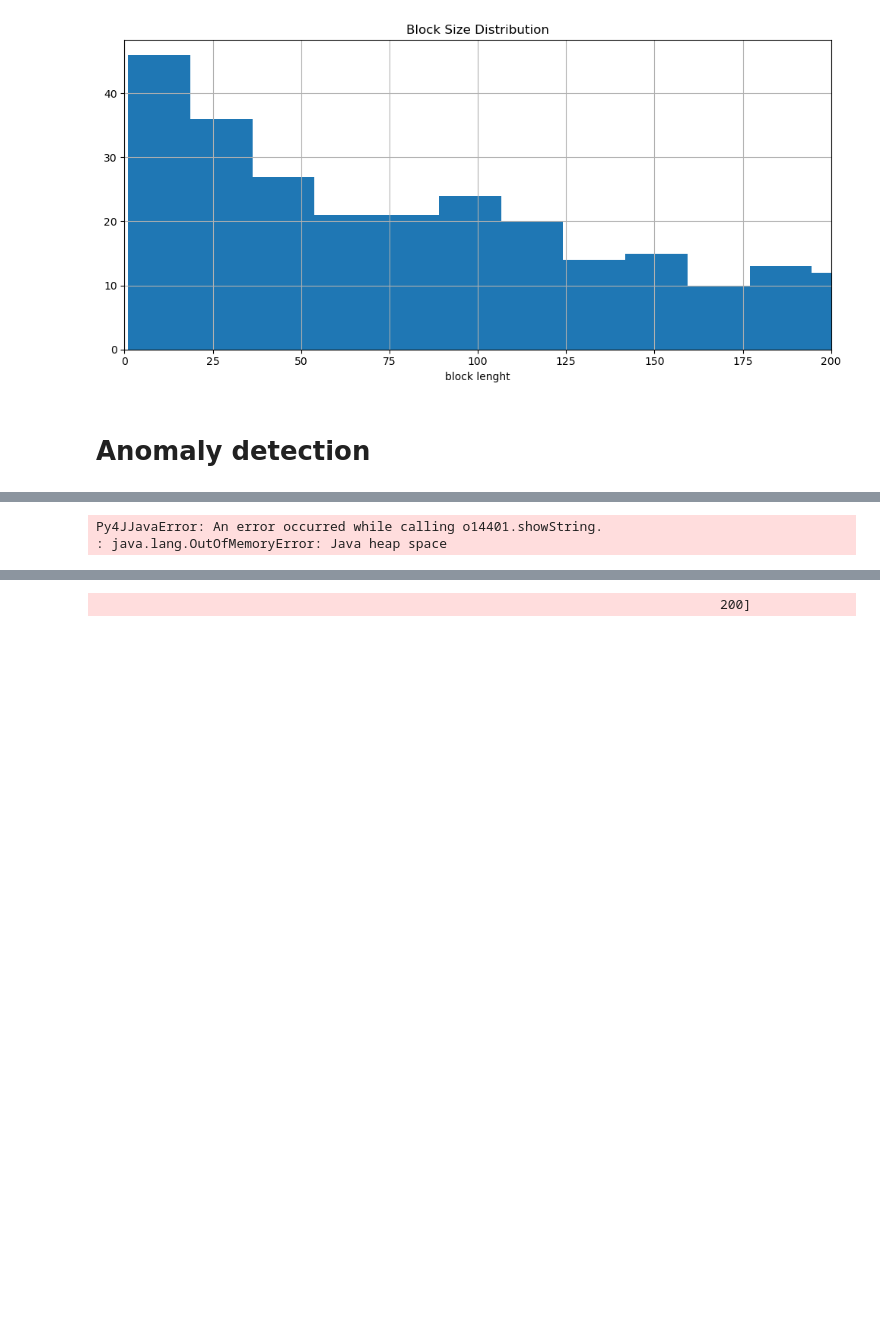
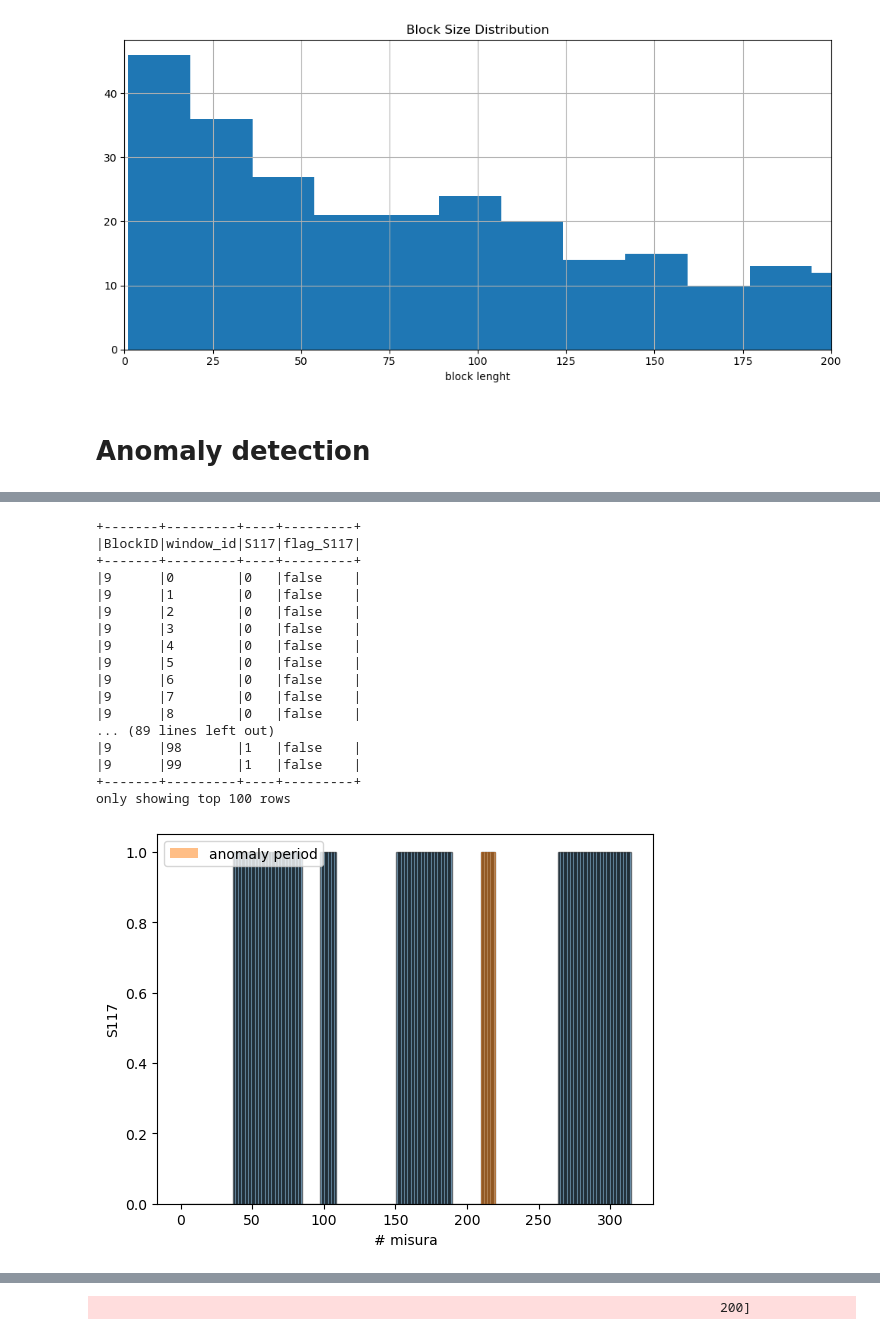
Before and after one commit to RaffaeleSabatini/MAPD2025_proj3, a Jupyter notebook: main.ipynb, the cells around one changed output, grey strips where cells are left out. Cells and saved outputs as stored; diff of their text form; code cells hidden in the pictures; blank space fills up the shorter version.

Commit message:
Anomalie fixate (non ne posso più)

```diff
--- a/main.ipynb
+++ b/main.ipynb
@@ -173,8 +177,8 @@ df.show(1)
 only showing top 1 row
 # %%
 # CHANGE HERE HARDWARE TO ANALYZE
-hardware = "SW-088"
-#hardware = "SW-106" (Ho cambiato per fare una prova)
+# hardware = "SW-088"
+hardware = "SW-106"
 df_hw = df  .filter(col("hwid") == hardware)\
             .groupBy("when")\
             .pivot("metric")\
@@ -813,13 +876,14 @@ only showing top 30 rows
 
 df_anomalies = detect_anomalies(
     df = df_final,
-    time_separator = 60*15, # seconds
-    threshold = 3,
+    time_separator = 60*10, # seconds
+    threshold = 2,
     sensors = ['S117', 'S118', 'S170', 'S171'],
     extended = True,
-    debug = False #True
+    debug = True
 )
 
 df_anomalies \
     .filter('flag_S117') \
-    .show(100, truncate=False)
+    .select('BlockID').distinct() \
+    .show(20, truncate=False)
@@ -826,41 +909,53 @@ df_anomalies \
 # %%
-def inspect_anomalies(df_anomalies, sensor, start_when, end_when):
+def inspect_anomalies(df_anomalies, sensor, blockID):
     '''
     Bar plot delle anomalie nel tempo.
     '''
 
-    def extract_column(df, column):
+    df_anomalies \
+        .select('BlockID','window_id','S117', 'flag_S117') \
+        .filter(col('BlockID') == blockID) \
+        .show(100, truncate=False)
+
+    #--------------------------------------------
+
+    def extract_column(df, column, default):
         return df \
-            .select(column) \
-            .filter((col('when') >= start_when) & (col('when') <= end_when)) \
+            .filter(col('BlockID') == blockID) \
+            .select(when(col(column).isNull(), default).otherwise(col(column))) \
             .rdd.flatMap(lambda x: x).collect()
 
-    values    = extract_column(df_anomalies, sensor)
-    anomalies = extract_column(df_anomalies, f'flag_{sensor}')
+    values    = extract_column(df_anomalies, sensor, 0)
+    anomalies = extract_column(df_anomalies, f'flag_{sensor}', False)
     # timeDiff  = extract_column(df_anomalies, 'TimeDiff_s')
     t = range(len(anomalies))
 
     plt.bar(t, values, width = 1, alpha = 0.5, edgecolor='black', lw=1)
     plt.bar(t, anomalies, width= 1, alpha = 0.5, label="anomaly period")
     plt.xlabel("# misura")
     plt.ylabel(sensor)
     # plt.xticks([])
     #plt.title("misure in successione")
     plt.legend()
     plt.show()
 
-start = 1603785810 - 200
-stop  = 1603786350 + 500
-
-df_anomalies \
-    .select('BlockID','when','S117', 'flag_S117') \
-    .filter((col('when') >= start) & (col('when') <= stop)) \
-    .show(100, truncate=False)
-inspect_anomalies(df_anomalies, 'S117', start, stop)
-
-# Prova con df dummy
-#inspect(dummy_anomalies, ['S117'], 0, 30).show(60, truncate=False)
-#inspect_anomalies(dummy_anomalies, 'S117', 0, 30)
+inspect_anomalies(df_anomalies, 'S117', 9)
 # %% [output]
-Py4JJavaError: An error occurred while calling o14401.showString.
-: java.lang.OutOfMemoryError: Java heap space
++-------+---------+----+---------+
+|BlockID|window_id|S117|flag_S117|
++-------+---------+----+---------+
+|9      |0        |0   |false    |
+|9      |1        |0   |false    |
+|9      |2        |0   |false    |
+|9      |3        |0   |false    |
+|9      |4        |0   |false    |
+|9      |5        |0   |false    |
+|9      |6        |0   |false    |
+|9      |7        |0   |false    |
+|9      |8        |0   |false    |
+... (89 lines left out)
+|9      |98       |1   |false    |
+|9      |99       |1   |false    |
++-------+---------+----+---------+
+only showing top 100 rows
+[figure, added]
```
Also changed, not shown: parts of 12 cells of this notebook.
